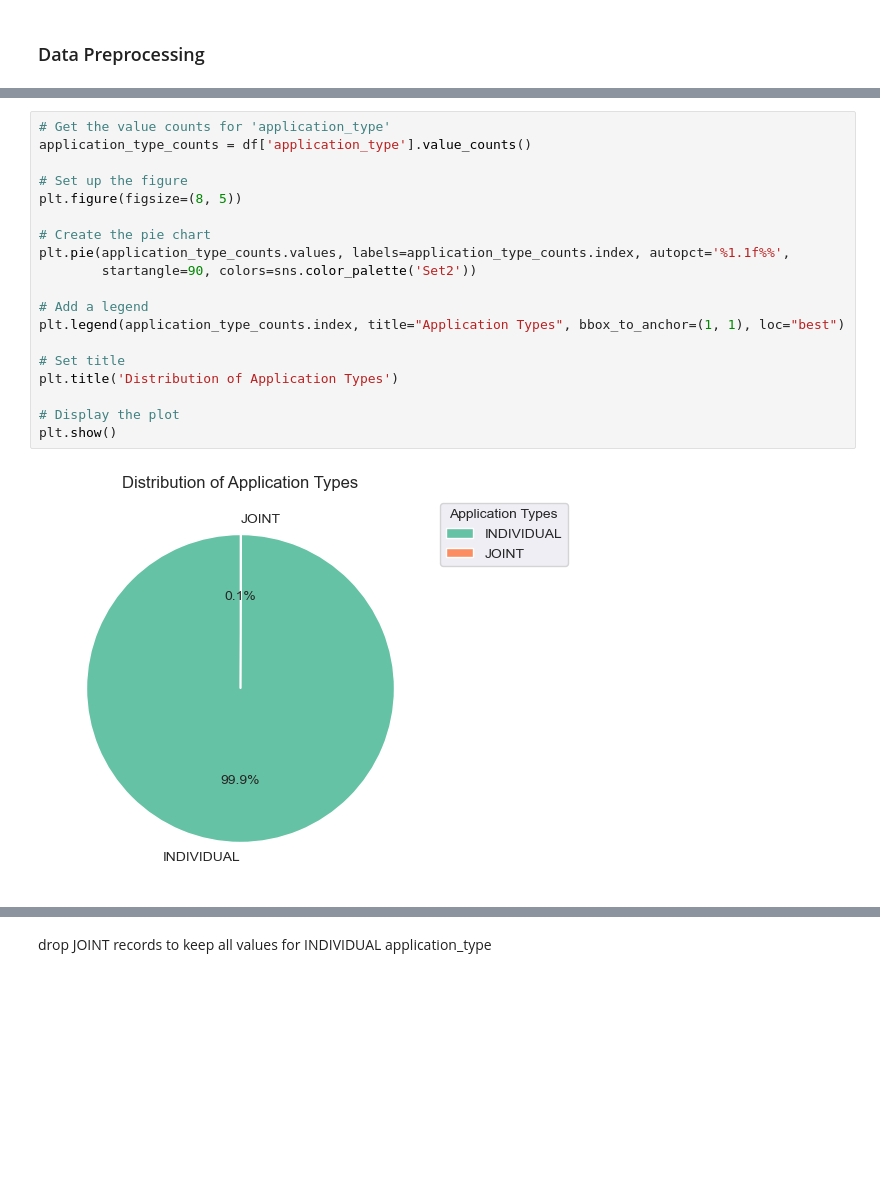
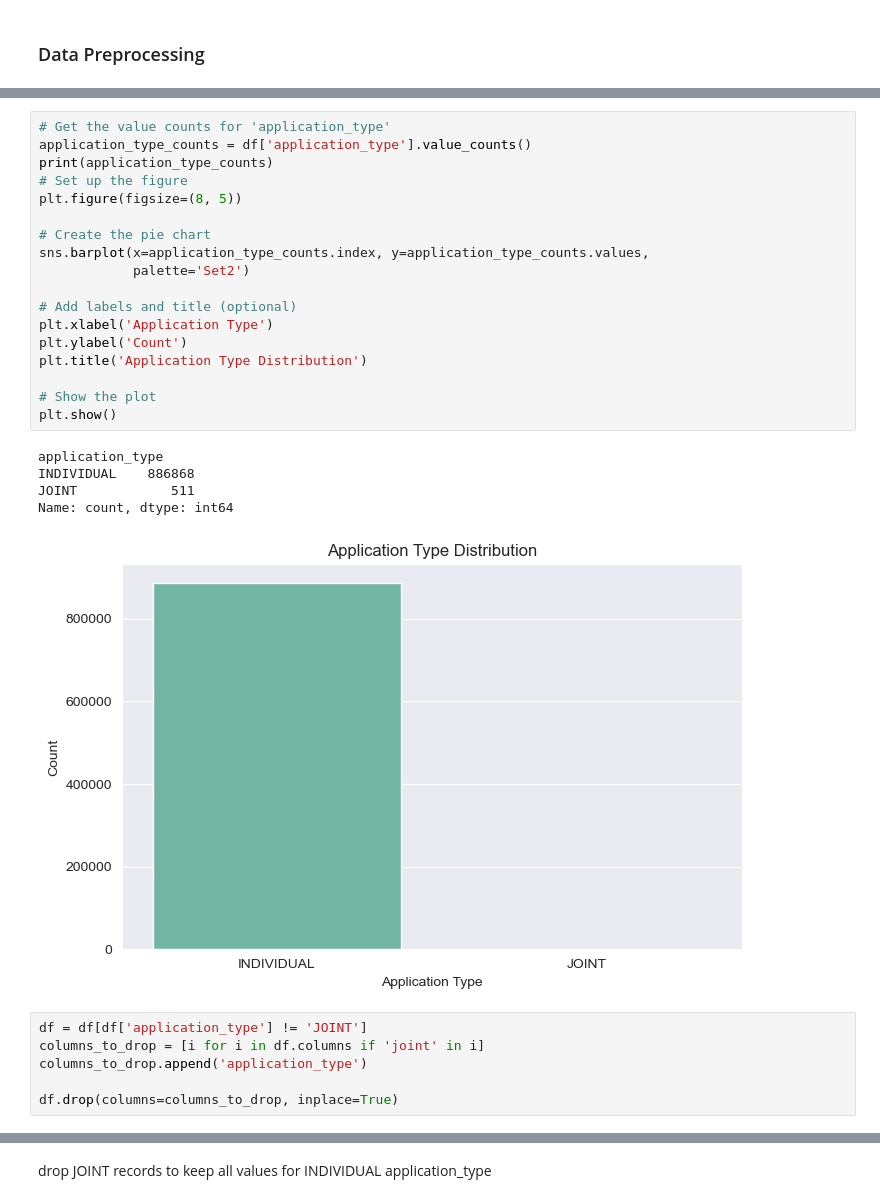
Before and after one commit to Karmos/RiskPrediction, a Jupyter notebook: credit-risk-prediction.ipynb, the cells around one changed output, grey strips where cells are left out. Saved outputs shown, nothing was run; the diff lists cells and outputs as text; blank space fills up the shorter version.

```diff
--- a/credit-risk-prediction.ipynb
+++ b/credit-risk-prediction.ipynb
@@ -59,22 +53,31 @@ for column, percentage in null_percentages.items():
 # %%
 # Get the value counts for 'application_type'
 application_type_counts = df['application_type'].value_counts()
-
+print(application_type_counts)
 # Set up the figure
 plt.figure(figsize=(8, 5))
 
 # Create the pie chart
-plt.pie(application_type_counts.values, labels=application_type_counts.index, autopct='%1.1f%%',
-        startangle=90, colors=sns.color_palette('Set2'))
+sns.barplot(x=application_type_counts.index, y=application_type_counts.values,
+            palette='Set2')
 
-# Add a legend
-plt.legend(application_type_counts.index, title="Application Types", bbox_to_anchor=(1, 1), loc="best")
+# Add labels and title (optional)
+plt.xlabel('Application Type')
+plt.ylabel('Count')
+plt.title('Application Type Distribution')
 
-# Set title
-plt.title('Distribution of Application Types')
-
-# Display the plot
+# Show the plot
 plt.show()
 # %% [output]
+application_type
+INDIVIDUAL    886868
+JOINT            511
+Name: count, dtype: int64
-[figure, old version]
+[figure, new version]
+# %%
+df = df[df['application_type'] != 'JOINT']
+columns_to_drop = [i for i in df.columns if 'joint' in i]
+columns_to_drop.append('application_type')
+
+df.drop(columns=columns_to_drop, inplace=True)
 # %%
```
Also changed, not shown: parts of 71 cells of this notebook.
